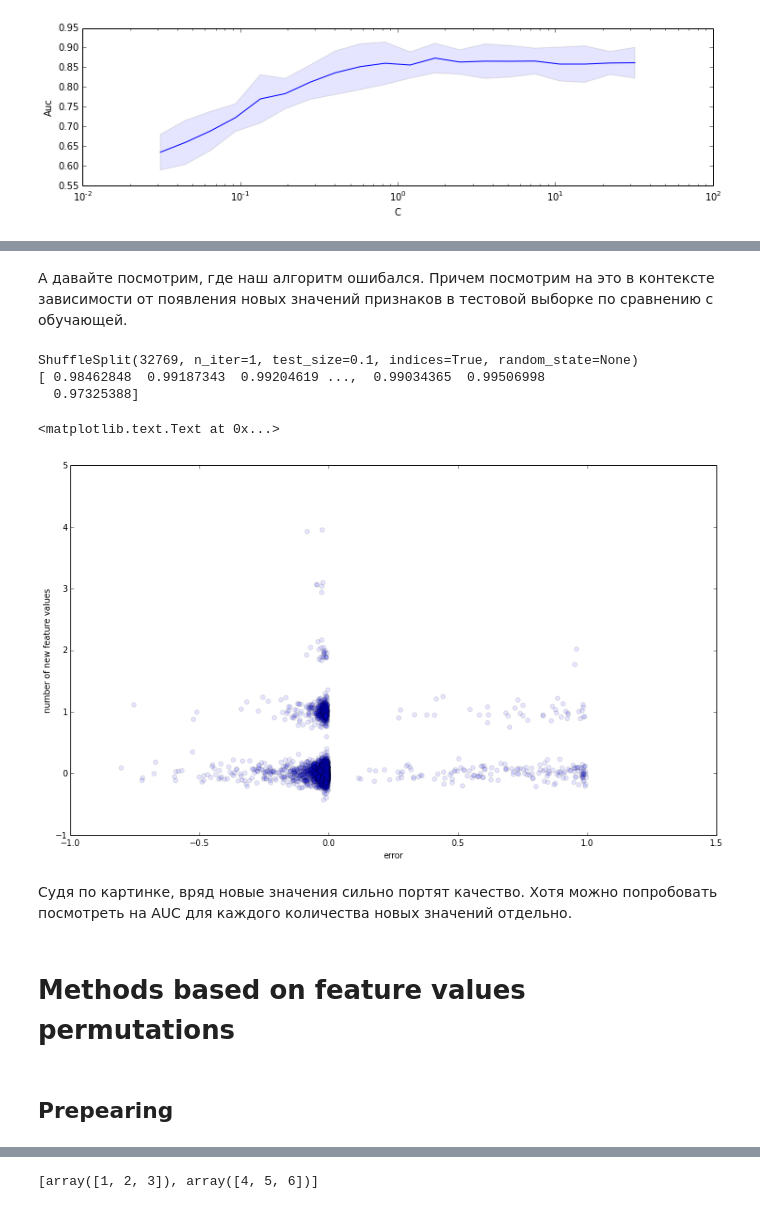
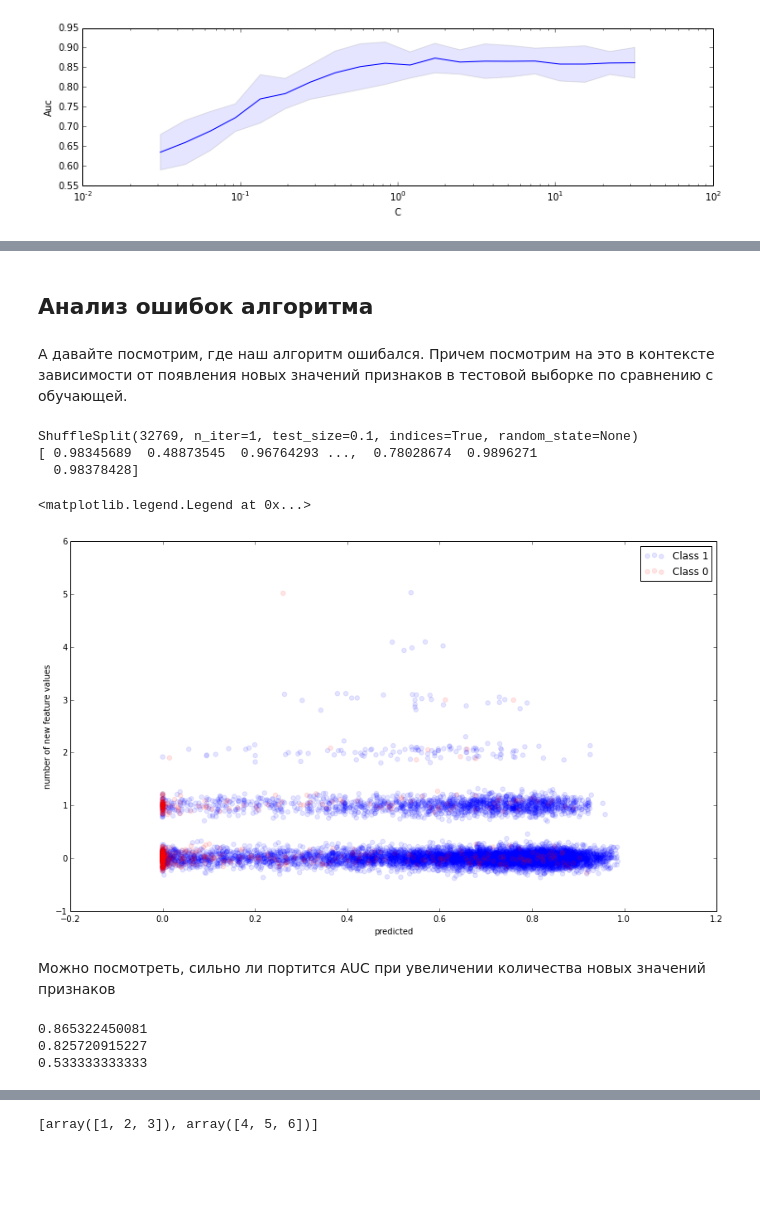
Before and after one commit to Newozz/research, a Jupyter notebook: fonarev_diploma.ipynb, the cells around one changed output, grey strips where cells are left out. Drawn from its saved outputs; the diff is of its cells as text; code cells hidden in the pictures; blank space fills up the shorter version.

```diff
--- a/fonarev_diploma.ipynb
+++ b/fonarev_diploma.ipynb
@@ -737,21 +828,0 @@ full_df_x = pd.concat([train_df_x, test_df_x])
-# %%
-from scipy import sparse
-
-def sparse_dummy_encoder(data, keymap=None):
-     if keymap is None:
-          keymap = []
-          for col in data.T:
-               uniques = set(list(col))
-               keymap.append(dict((key, i) for i, key in enumerate(uniques)))
-     total_pts = data.shape[0]
-     outdat = []
-     for i, col in enumerate(data.T):
-          km = keymap[i]
-          num_labels = len(km)
-          spmat = sparse.lil_matrix((total_pts, num_labels))
-          for j, val in enumerate(col):
-               if val in km:
-                    spmat[j, km[val]] = 1
-          outdat.append(spmat)
-     outdat = sparse.hstack(outdat).tocsr()
-     return outdat, keymap
@@ -832,8 +828,0 @@ plot_linear_scores(log_regr_scores, filename='log_regression')
-# %%
-from itertools import combinations
-def group_data(data, degree, hash=hash):
-    new_data = []
-    m,n = data.shape
-    for indicies in combinations(range(n), degree):
-        new_data.append([hash(tuple(v)) for v in data[:,indicies]])
-    return array(new_data).T
@@ -962,10 +1003,12 @@ plot_linear_scores(log_regr2_l1_scores, filename='log_regression_2_l1')
+# %% [markdown]
+## Анализ ошибок алгоритма
 # %% [markdown]
 А давайте посмотрим, где наш алгоритм ошибался. Причем посмотрим на это в контексте зависимости от появления новых значений признаков в тестовой выборке по сравнению с обучающей.
 # %%
 from sklearn.cross_validation import ShuffleSplit
 
 print ShuffleSplit(data_train_x.shape[0], n_iter=1, test_size=0.1)
-for train_ind, test_ind in ShuffleSplit(data_train_x.shape[0], n_iter=1, test_size=0.1):
+for train_ind, test_ind in ShuffleSplit(data_train_x.shape[0], n_iter=1, test_size=0.3):
     pass
 
 X_train, X_cv, X_dummy2_train, X_dummy2_cv, y_train, y_cv = \
@@ -980,8 +1023,8 @@ predicted = LogisticRegression(C=0.19).fit(X_dummy2_train, y_train).predict_prob
 print predicted
 # %% [output]
 ShuffleSplit(32769, n_iter=1, test_size=0.1, indices=True, random_state=None)
-[ 0.98462848  0.99187343  0.99204619 ...,  0.99034365  0.99506998
-  0.97325388]
+[ 0.98345689  0.48873545  0.96764293 ...,  0.78028674  0.9896271
+  0.98378428]
 # %%
 def count_unique_vals(train, test):
     sets = []
@@ -1000,15 +1043,24 @@ def count_unique_vals(train, test):
 counter = count_unique_vals(X_train, X_cv)
 # %%
 pl.figure(figsize=(14, 8))
-pl.scatter(predicted - y_cv, counter + np.random.normal(size=(len(counter))) * 0.1, s=30, alpha=0.1)
-pl.xlabel('error')
+x_axe = predicted ** 20 #monotonic transformation
+y_axe = counter + np.random.normal(size=(len(counter))) * 0.1
+pl.scatter(x_axe[y_cv == 1], y_axe[y_cv == 1], s=30, alpha=0.1, color='blue', label='Class 1')
+pl.scatter(x_axe[y_cv == 0], y_axe[y_cv == 0], s=30, alpha=0.1, color='red', label='Class 0')
+pl.xlabel('predicted')
 pl.ylabel('number of new feature values')
+legend()
 # %% [output]
-<matplotlib.text.Text at 0x...>
+<matplotlib.legend.Legend at 0x...>
-[figure, old version]
+[figure, new version]
-# %% [markdown]
-Судя по картинке, вряд новые значения сильно портят качество. Хотя можно попробовать посмотреть на AUC для каждого количества новых значений отдельно.
-# %% [markdown]
-# Methods based on feature values permutations
-# %% [markdown]
-## Prepearing
+# %% [markdown]
+Можно посмотреть, сильно ли портится AUC при увеличении количества новых значений признаков
+# %%
+from sklearn.metrics import roc_auc_score
+print roc_auc_score(y_cv[counter == 0], predicted[counter == 0])
+print roc_auc_score(y_cv[counter == 1], predicted[counter == 1])
+print roc_auc_score(y_cv[counter == 2], predicted[counter == 2])
+# %% [output]
+0.865322450081
+0.825720915227
+0.533333333333
```
Also changed, not shown: parts of 116 cells of this notebook.
